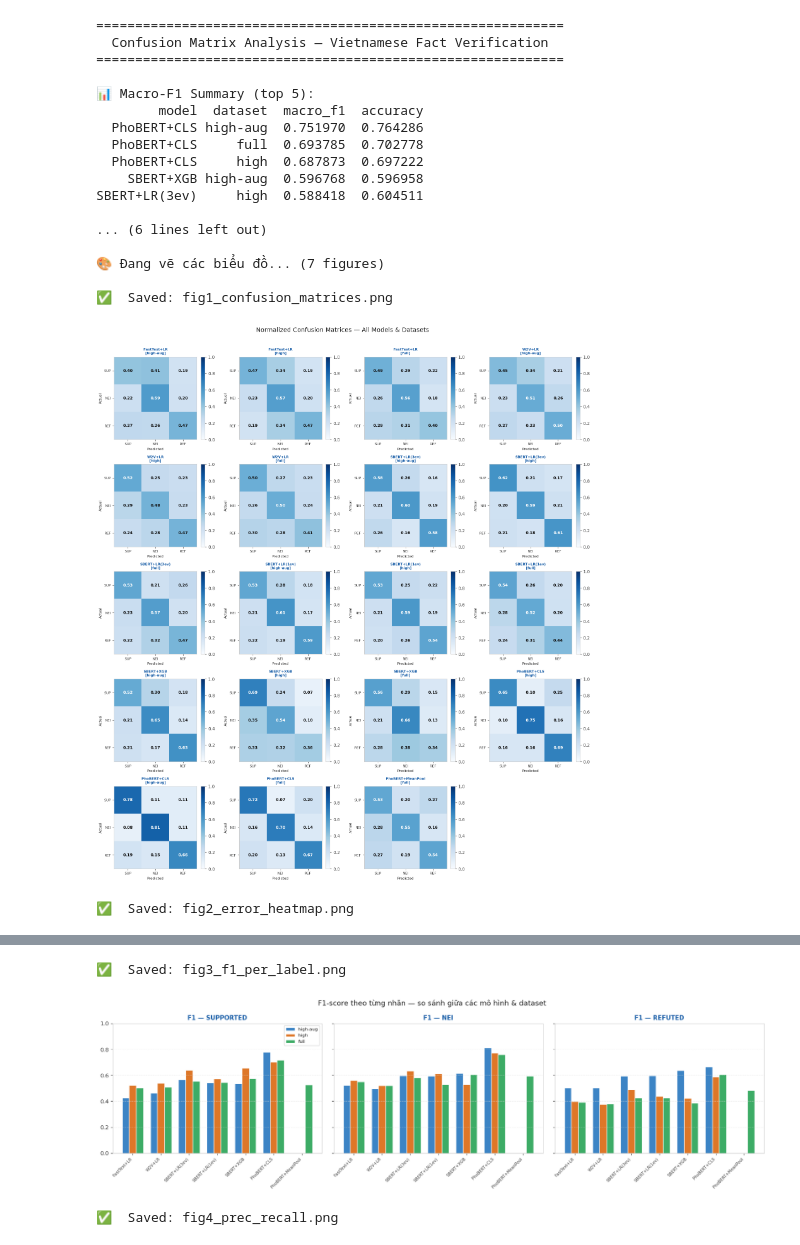
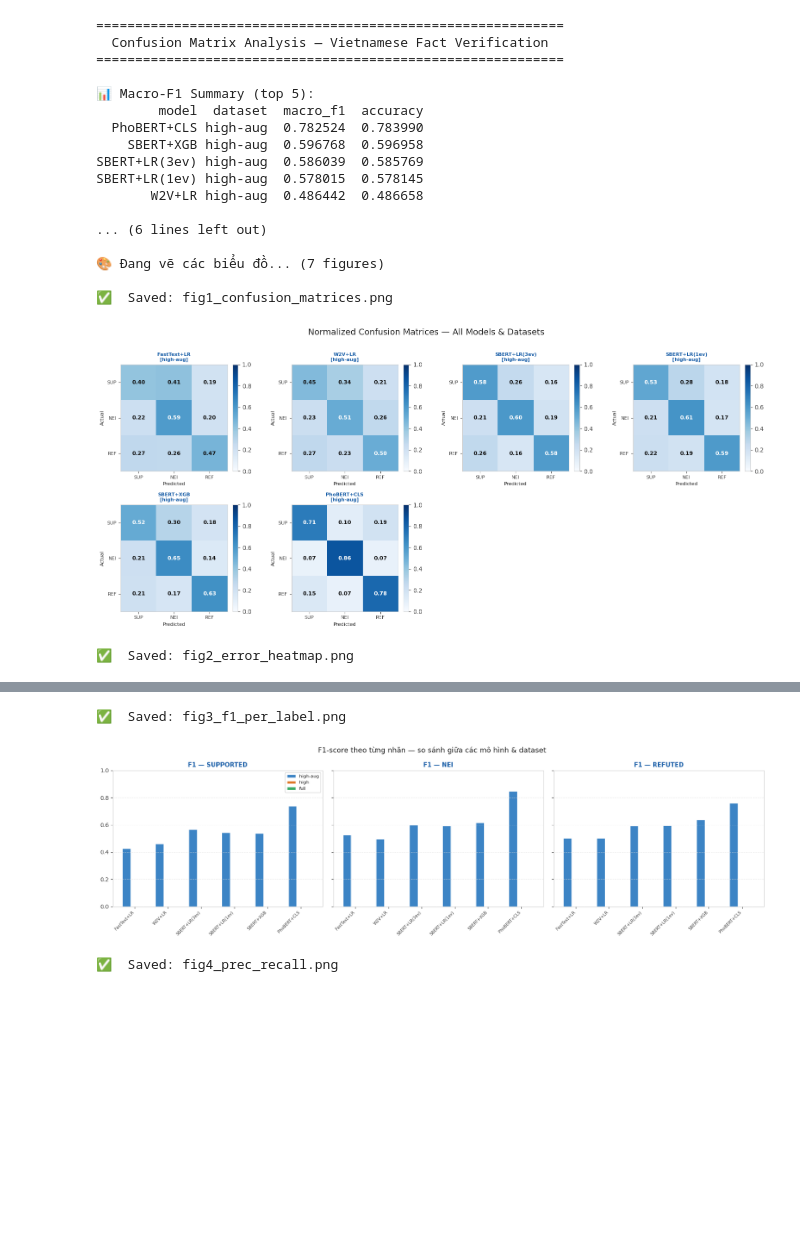
Before and after one commit to ltpisme/CSC15011_Fact_Checking, a Jupyter notebook: finetune_phobert/scripts.ipynb, the cells around one changed output, grey strips where cells are left out. Cells and saved outputs as stored; diff of their text form; code cells hidden in the pictures; blank space fills up the shorter version.

```diff
--- a/finetune_phobert/scripts.ipynb
+++ b/finetune_phobert/scripts.ipynb
@@ -396,0 +140,4 @@ Nhãn thực tế [NEI]:
+# %%
+seq2seq = [
+
+]
@@ -396,0 +147,5 @@ Nhãn thực tế [NEI]:
+# %%
+api_llm = []
+# %%
+all_res = ml_res + encoder_res + seq2seq + api_llm
+all_res
@@ -410,22 +183,14 @@ import matplotlib.gridspec as gridspec
 import seaborn as sns
 import pandas as pd
 from matplotlib.colors import LinearSegmentedColormap
+from matplotlib.patches import Patch
 
 # ─────────────────────────────────────────────
 # DỮ LIỆU GỐC
 # ─────────────────────────────────────────────
 
 LABELS = ['SUPPORTED', 'NEI', 'REFUTED']
-SHORT_NAMES = {
-    'fastest+logistic regression': 'FastText+LR',
-    'word2vec + logistic regression': 'W2V+LR',
-    'sbert+logistic regression encode 3 evidence': 'SBERT+LR(3ev)',
-    'sbert+logistic regression (encode từng evidence)': 'SBERT+LR(1ev)',
-    'sbert+xgboost': 'SBERT+XGB',
-    'phobert+phase+cls': 'PhoBERT+CLS',
-    'phobert+phase+max-pool': 'PhoBERT+MaxPool',
-    'phobert+phase+mean-pool': 'PhoBERT+MeanPool',
-}
+
 
 # ─────────────────────────────────────────────
 # HELPER FUNCTIONS
@@ -456,7 +221,7 @@ def short(name):
 
 # Build dataframe
 rows = []
-for e in ml_res:
+for e in all_res:
     m = get_metrics(e)
     rows.append({
         'model': short(e['name']),
@@ -479,7 +244,7 @@ df_all = pd.DataFrame(rows).drop_duplicates()
 
 # macro f1 summary
 summary = []
-for e in ml_res:
+for e in all_res:
     m = get_metrics(e)
     summary.append({
         'model': short(e['name']),
@@ -515,7 +280,7 @@ plt.rcParams.update({
 # FIGURE 1 — Normalized Confusion Matrices (grid)
 # ═══════════════════════════════════════════════════
 def plot_confusion_matrices():
-    entries = ml_res
+    entries = all_res
     n = len(entries)
     ncols = 4
     nrows = (n + ncols - 1) // ncols
@@ -566,7 +331,7 @@ def plot_error_heatmap():
              ('REFUTED→SUPPORTED', 2, 0), ('REFUTED→NEI', 2, 1)]
 
     rows_h, cols_h, vals = [], [], []
-    for e in ml_res:
+    for e in all_res:
         ncm = normalize_cm(e['cm'])
         row_lbl = f"{short(e['name'])} [{e['dataset']}]"
         for col_lbl, i, j in pairs:
@@ -578,7 +343,7 @@ def plot_error_heatmap():
     pivot = heat_df.pivot(index='row', columns='col', values='val')
     pivot = pivot[[p[0] for p in pairs]]  # reorder cols
 
-    fig, ax = plt.subplots(figsize=(13, len(ml_res) * 0.55 + 2))
+    fig, ax = plt.subplots(figsize=(13, len(all_res) * 0.55 + 2))
     sns.heatmap(pivot, ax=ax, cmap='YlOrRd', annot=True, fmt='.2f',
                 linewidths=0.4, linecolor='#eeeeee',
                 cbar_kws={'label': 'Error rate (row-normalized)'})
@@ -704,7 +469,7 @@ def plot_ranking():
         ax.set_xlabel(label, fontsize=9)
         ax.tick_params(axis='y', labelsize=7)
 
-    legend_handles = [plt.Patch(color=c, label=ds) for ds, c in PALETTE.items()]
+    legend_handles = [Patch(color=c, label=ds) for ds, c in PALETTE.items()]
     fig.legend(handles=legend_handles, title='Dataset', loc='lower center',
                ncol=3, fontsize=9, bbox_to_anchor=(0.5, -0.04))
     plt.tight_layout()
@@ -759,7 +524,7 @@ def plot_refuted_bias():
     REFUTED thường khó nhất. Phân tích tỷ lệ nhầm REFUTED→SUP và REFUTED→NEI.
     """
     records = []
-    for e in ml_res:
+    for e in all_res:
         ncm = normalize_cm(e['cm'])
         records.append({
             'label': f"{short(e['name'])}\n[{e['dataset']}]",
@@ -806,40 +571,40 @@ if __name__ == '__main__':
 
     print("\n🔍 Mô hình nhầm REFUTED nhiều nhất:")
     worst_ref = []
-    for e in ml_res:
+    for e in all_res:
         ncm = normalize_cm(e['cm'])
         worst_ref.append((short(e['name']), e['dataset'], 1 - ncm[2, 2]))
     worst_ref.sort(key=lambda x: -x[2])
     for nm, ds, err in worst_ref[:5]:
         print(f"  {nm} [{ds}]  — REFUTED error rate: {err:.2%}")
 
     print("\n🎨 Đang vẽ các biểu đồ... (7 figures)\n")
     plot_confusion_matrices()   # Fig 1
     plot_error_heatmap()        # Fig 2
     plot_f1_per_label()         # Fig 3
     plot_prec_recall_scatter()  # Fig 4
     plot_ranking()              # Fig 5
-    plot_dataset_effect()       # Fig 6
+    # plot_dataset_effect()       # Fig 6
     plot_refuted_bias()         # Fig 7
 
     print("\n✅  Hoàn tất! Tất cả ảnh đã được lưu vào thư mục hiện tại.")
 # %% [output]
 ============================================================
   Confusion Matrix Analysis — Vietnamese Fact Verification
 ============================================================
 
 📊 Macro-F1 Summary (top 5):
         model  dataset  macro_f1  accuracy
-  PhoBERT+CLS high-aug  0.751970  0.764286
-  PhoBERT+CLS     full  0.693785  0.702778
-  PhoBERT+CLS     high  0.687873  0.697222
+  PhoBERT+CLS high-aug  0.782524  0.783990
     SBERT+XGB high-aug  0.596768  0.596958
-SBERT+LR(3ev)     high  0.588418  0.604511
+SBERT+LR(3ev) high-aug  0.586039  0.585769
+SBERT+LR(1ev) high-aug  0.578015  0.578145
+       W2V+LR high-aug  0.486442  0.486658
 
 ... (6 lines left out)
 
 🎨 Đang vẽ các biểu đồ... (7 figures)
 
 ✅  Saved: fig1_confusion_matrices.png
-[figure, old version]
+[figure, new version]
 ✅  Saved: fig2_error_heatmap.png
@@ -847,3 +612,3 @@ SBERT+LR(3ev)     high  0.588418  0.604511
 ✅  Saved: fig3_f1_per_label.png
-[figure, old version]
+[figure, new version]
 ✅  Saved: fig4_prec_recall.png
```
Also changed, not shown: parts of 25 cells of this notebook.
